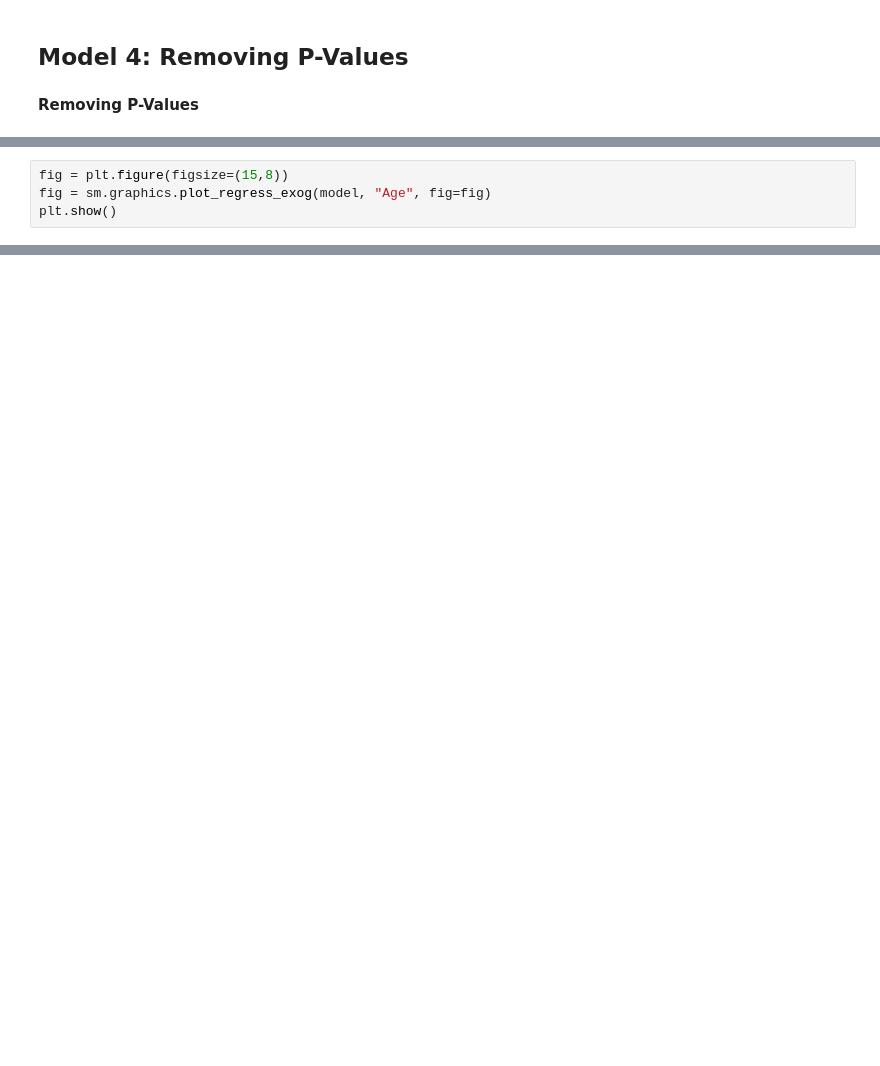
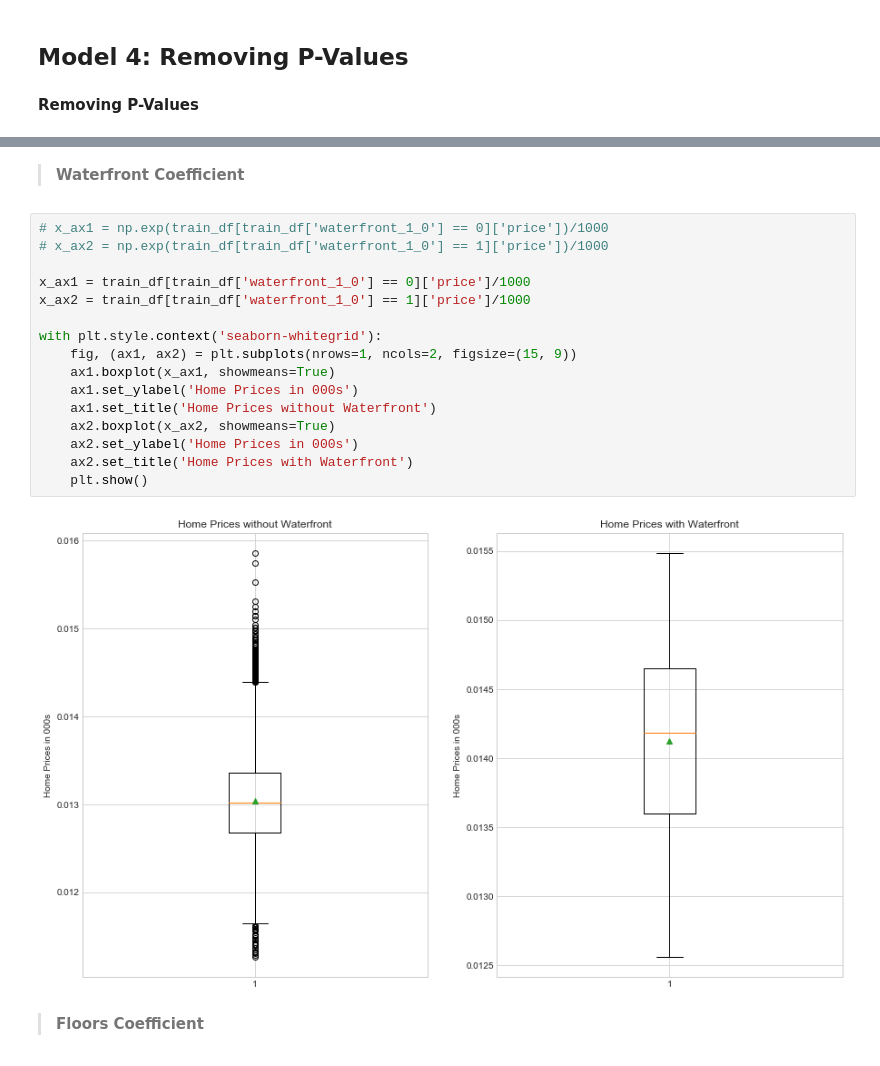
Before and after one commit to hpatel530/dsc-mod-2-project-v2-1-onl01-dtsc-ft-070620, a Jupyter notebook: student.ipynb, the cells around one changed output, grey strips where cells are left out. Saved outputs shown, nothing was run; the diff lists cells and outputs as text; blank space fills up the shorter version.

```diff
--- a/student.ipynb
+++ b/student.ipynb
@@ -1005,4 +1064,0 @@ r2_train, r2_test
-# %%
-fig = plt.figure(figsize=(15,8))
-fig = sm.graphics.plot_regress_exog(model, "Age", fig=fig)
-plt.show()
@@ -1014,0 +1094,22 @@ plt.show()
+# %% [markdown]
+>**Waterfront Coefficient**
+# %%
+# x_ax1 = np.exp(train_df[train_df['waterfront_1_0'] == 0]['price'])/1000
+# x_ax2 = np.exp(train_df[train_df['waterfront_1_0'] == 1]['price'])/1000
+
+x_ax1 = train_df[train_df['waterfront_1_0'] == 0]['price']/1000
+x_ax2 = train_df[train_df['waterfront_1_0'] == 1]['price']/1000
+
+with plt.style.context('seaborn-whitegrid'):
+    fig, (ax1, ax2) = plt.subplots(nrows=1, ncols=2, figsize=(15, 9))
+    ax1.boxplot(x_ax1, showmeans=True)
+    ax1.set_ylabel('Home Prices in 000s')
+    ax1.set_title('Home Prices without Waterfront')
+    ax2.boxplot(x_ax2, showmeans=True)
+    ax2.set_ylabel('Home Prices in 000s')
+    ax2.set_title('Home Prices with Waterfront')
+    plt.show()
+# %% [output]
+[figure, added]
+# %% [markdown]
+>**Floors Coefficient**
```
Also changed, not shown: parts of 36 cells of this notebook.
